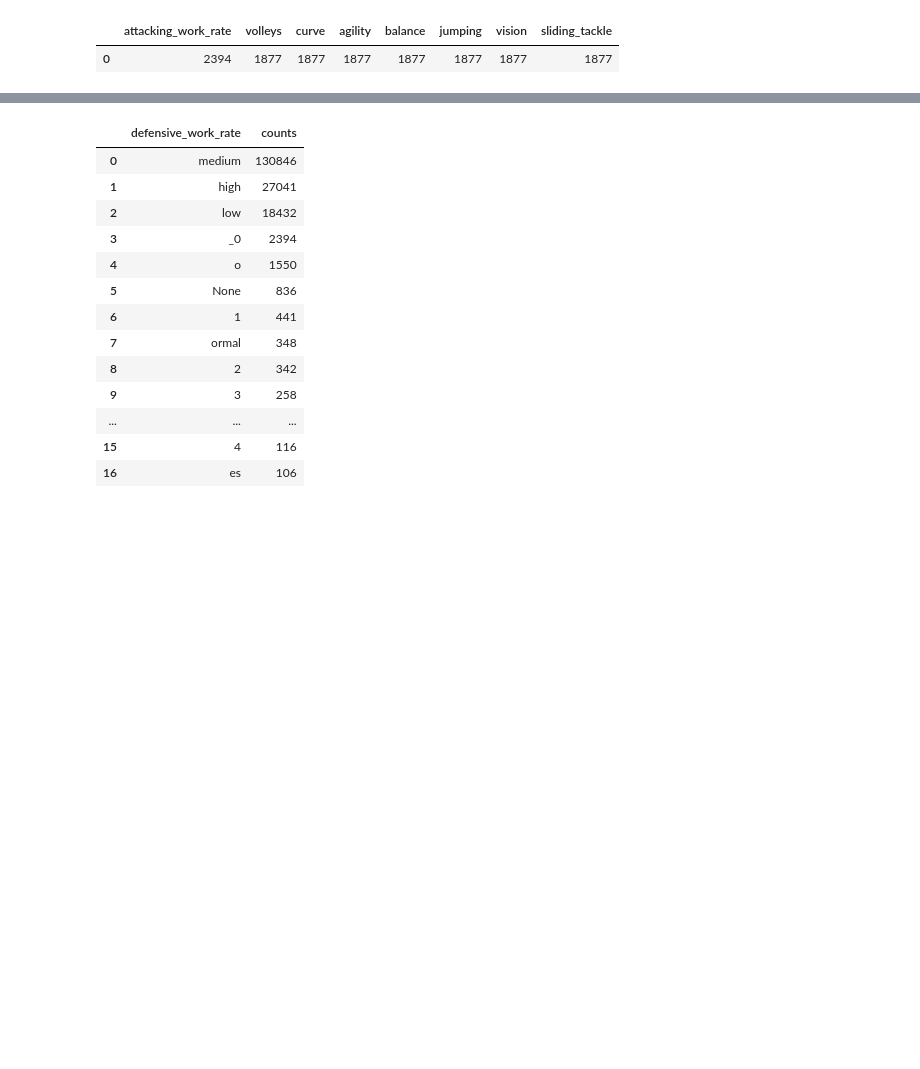
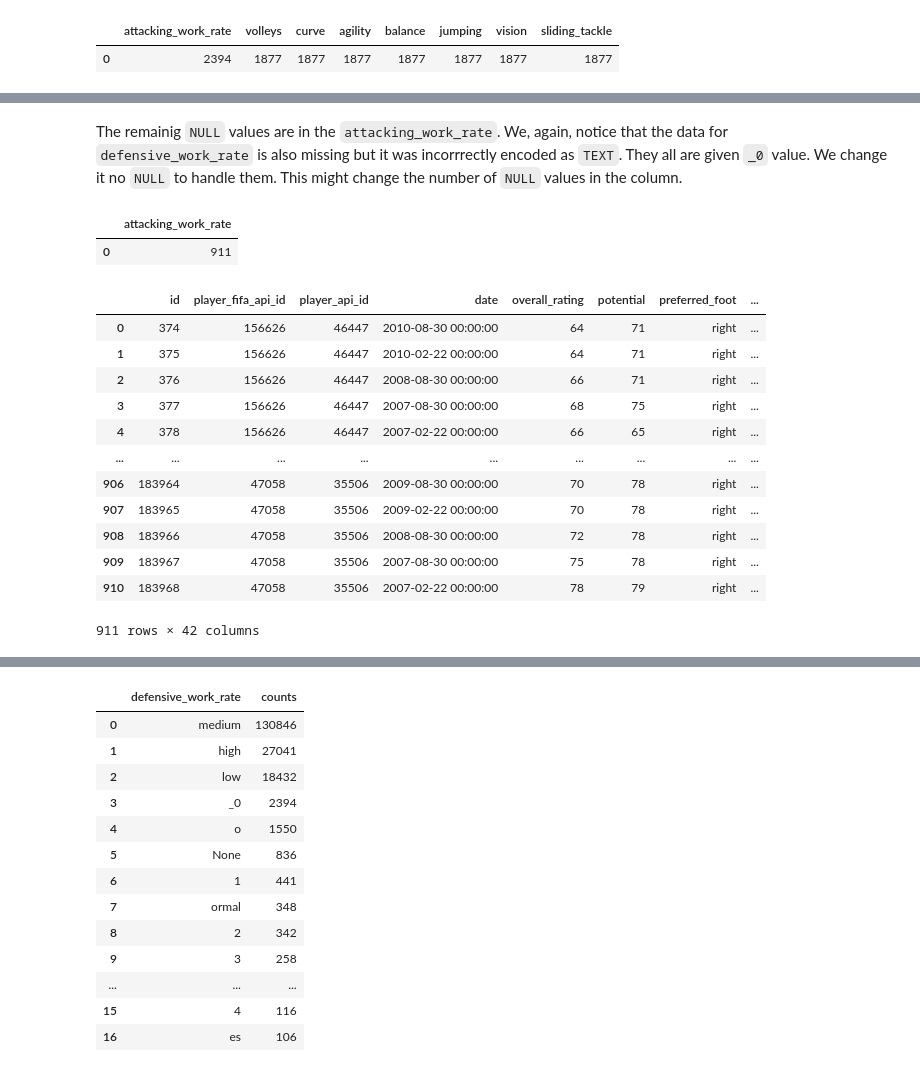
Before and after one commit to elashrry/European-Soccer-Database, a Jupyter notebook: Untitled-Copy1.ipynb, the cells around one changed output, grey strips where cells are left out. Saved outputs shown, nothing was run; the diff lists cells and outputs as text; code cells hidden in the pictures; blank space fills up the shorter version.

```diff
--- a/Untitled-Copy1.ipynb
+++ b/Untitled-Copy1.ipynb
@@ -322,0 +298,25 @@ pd.read_sql("""
+# %% [markdown]
+The remainig `NULL` values are in the `attacking_work_rate`. We, again, notice that the data for `defensive_work_rate` is also missing but it was incorrrectly encoded as `TEXT`. They all are given `_0` value. We change it no `NULL` to handle them. This might change the number of `NULL` values in the column.
+# %%
+player_attributes_na = count_na_sql("Player_Attributes", conn, columns=['attacking_work_rate'])
+display(player_attributes_na)
+
+# have a look
+na_rows = pd.read_sql('SELECT * FROM Player_Attributes WHERE attacking_work_rate IS NULL', conn)
+max_dataframe(na_rows, 1, 'display')
+# %% [output]
+|  | attacking_work_rate |
+| 0 | 911 |
+|  | id | player_fifa_api_id | player_api_id | date | overall_rating | potential | preferred_foot | ... |
+| 0 | 374 | 156626 | 46447 | 2010-08-30 00:00:00 | 64 | 71 | right | ... |
+| 1 | 375 | 156626 | 46447 | 2010-02-22 00:00:00 | 64 | 71 | right | ... |
+| 2 | 376 | 156626 | 46447 | 2008-08-30 00:00:00 | 66 | 71 | right | ... |
+| 3 | 377 | 156626 | 46447 | 2007-08-30 00:00:00 | 68 | 75 | right | ... |
+| 4 | 378 | 156626 | 46447 | 2007-02-22 00:00:00 | 66 | 65 | right | ... |
+| ... | ... | ... | ... | ... | ... | ... | ... | ... |
+| 906 | 183964 | 47058 | 35506 | 2009-08-30 00:00:00 | 70 | 78 | right | ... |
+| 907 | 183965 | 47058 | 35506 | 2009-02-22 00:00:00 | 70 | 78 | right | ... |
+| 908 | 183966 | 47058 | 35506 | 2008-08-30 00:00:00 | 72 | 78 | right | ... |
+| 909 | 183967 | 47058 | 35506 | 2007-08-30 00:00:00 | 75 | 78 | right | ... |
+| 910 | 183968 | 47058 | 35506 | 2007-02-22 00:00:00 | 78 | 79 | right | ... |
+911 rows × 42 columns
```
Also changed, not shown: parts of 40 cells of this notebook.
